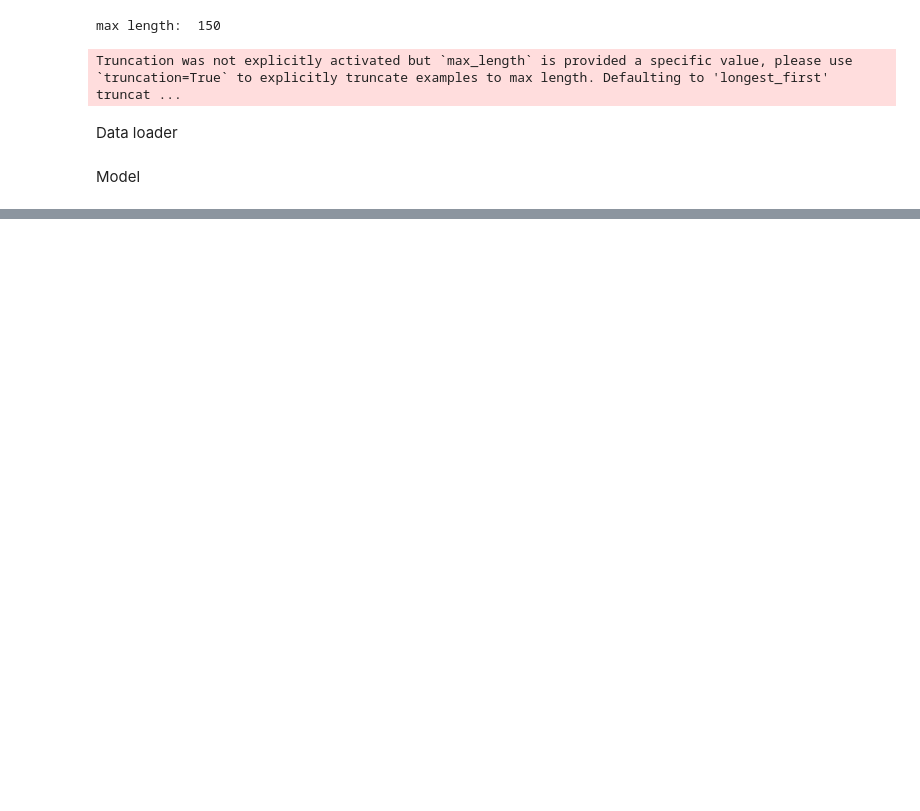
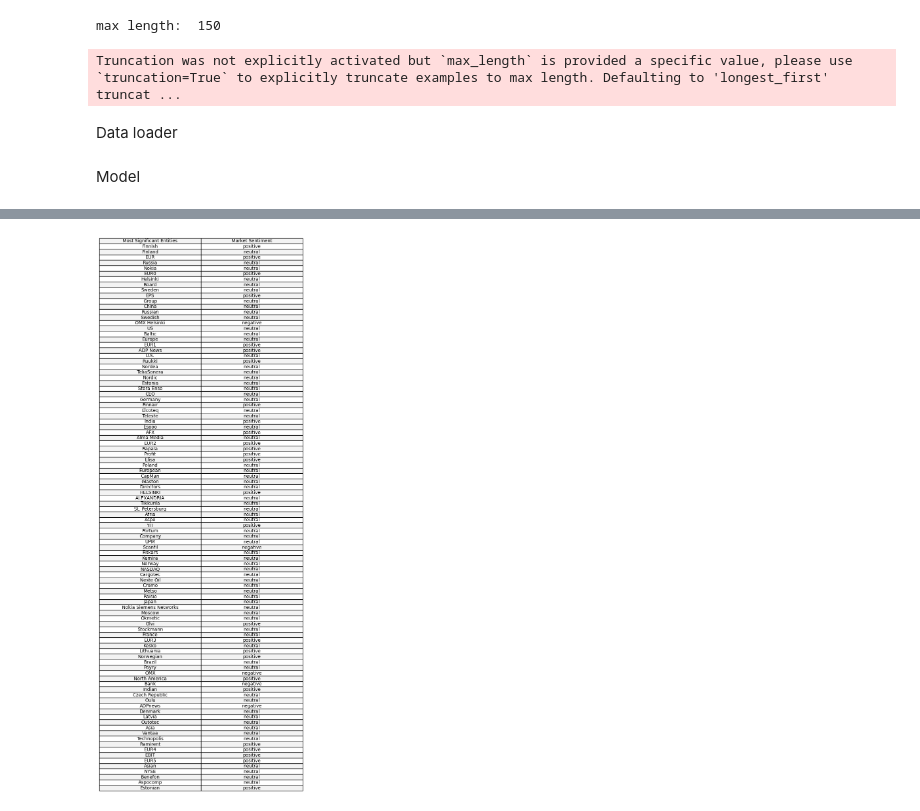
Before and after one commit to paulitab/MLandAIFinalProject, a Jupyter notebook: FinancialNews2_analysisModel_google_colab_API_FINAL.ipynb, the cells around one changed output, grey strips where cells are left out. Saved outputs shown, nothing was run; the diff lists cells and outputs as text; code cells hidden in the pictures; blank space fills up the shorter version.

```diff
--- a/FinancialNews2_analysisModel_google_colab_API_FINAL.ipynb
+++ b/FinancialNews2_analysisModel_google_colab_API_FINAL.ipynb
@@ -340,0 +393,64 @@ Mean Squared Error: 0.10
+# %%
+#taking the most talked about entities in the market, and showing their model sentiment prediction
+
+import pandas as pd
+import numpy as np
+from collections import Counter
+
+
+all_entities = [entity for entities_list in df['named_entities'] for entity in entities_list]
+most_common_entities = [entity for entity, count in Counter(all_entities).most_common(100)]
+
+#Looping through the most common entities and extract majority label based on BERT predictions
+result_data = {'Most Significant Entities': [], 'Market Sentiment': []}
+
+for entity in most_common_entities:
+    entity_rows = df[df['named_entities'].apply(lambda entities: entity in entities)]
+
+    # Getting BERT predictions for this entity
+    entity_sentences = entity_rows['text'].values
+    entity_input_ids = []
+    entity_attention_masks = []
+
+    for sent in entity_sentences:
+        encoded_dict = tokenizer.encode_plus(
+            sent,
+            add_special_tokens=True,
+            max_length=64,
+            pad_to_max_length=True,
+            return_attention_mask=True,
+            return_tensors='pt',
+        )
+        entity_input_ids.append(encoded_dict['input_ids'])
+        entity_attention_masks.append(encoded_dict['attention_mask'])
+    entity_input_ids = torch.cat(entity_input_ids, dim=0)
+    entity_attention_masks = torch.cat(entity_attention_masks, dim=0)
+
+    entity_predictions = []
+    for i in range(0, len(entity_input_ids), batch_size):
+        batch_input_ids = entity_input_ids[i:i+batch_size]
+        batch_attention_masks = entity_attention_masks[i:i+batch_size]
+        with torch.no_grad():
+            inputs = {"input_ids": batch_input_ids.to(device), "attention_mask": batch_attention_masks.to(device)}
+            outputs = model(**inputs)
+        logits = outputs.logits.detach().cpu().numpy()
+        entity_predictions.extend(np.argmax(logits, axis=1))
+
+    majority_label = int(np.argmax(np.bincount(entity_predictions)))
+
+    result_data['Most Significant Entities'].append(entity)
+    result_data['Market Sentiment'].append(majority_label)
+
+
+
+result_df = pd.DataFrame(result_data)
+result_df['Market Sentiment'] = result_df['Market Sentiment'].map({1: 'positive', 0: 'negative', 2: 'neutral'})
+fig, ax = plt.subplots(figsize=(8, 4))
+ax.axis('off')
+cell_colours = [['#f3f3f3', '#ffffff'][i%2] for i in range(result_df.shape[0] + 1)]
+table_data = [result_df.columns] + result_df.values.tolist()
+cell_colours = [[col1, col2] for col1, col2 in zip(cell_colours, cell_colours)]
+ax.table(cellText=table_data, colLabels=None, cellLoc='center', loc='center', colColours=None, cellColours=cell_colours)
+plt.show()
+# %% [output]
+[figure, added]
```
Also changed, not shown: parts of 5 cells of this notebook.
